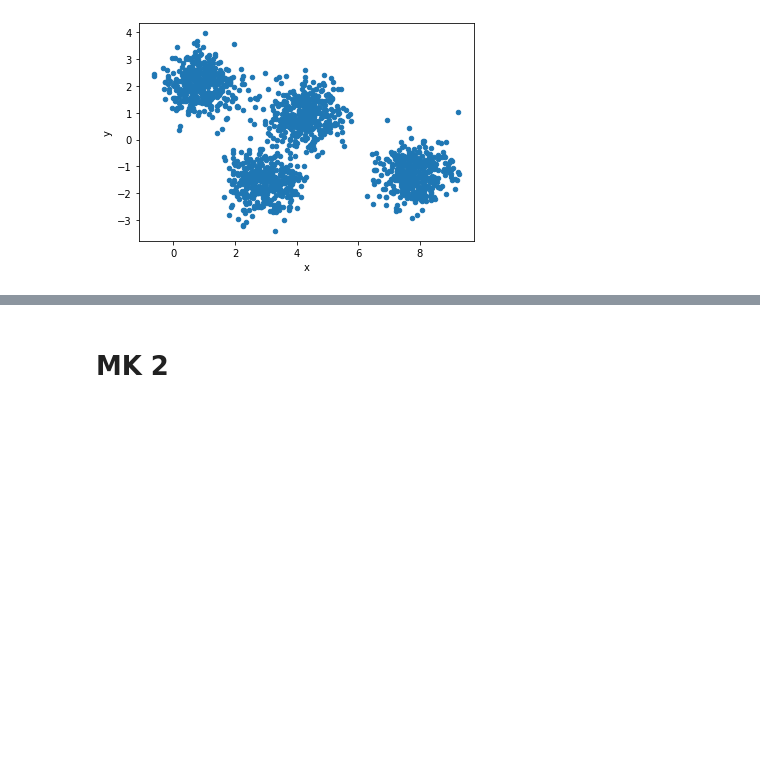
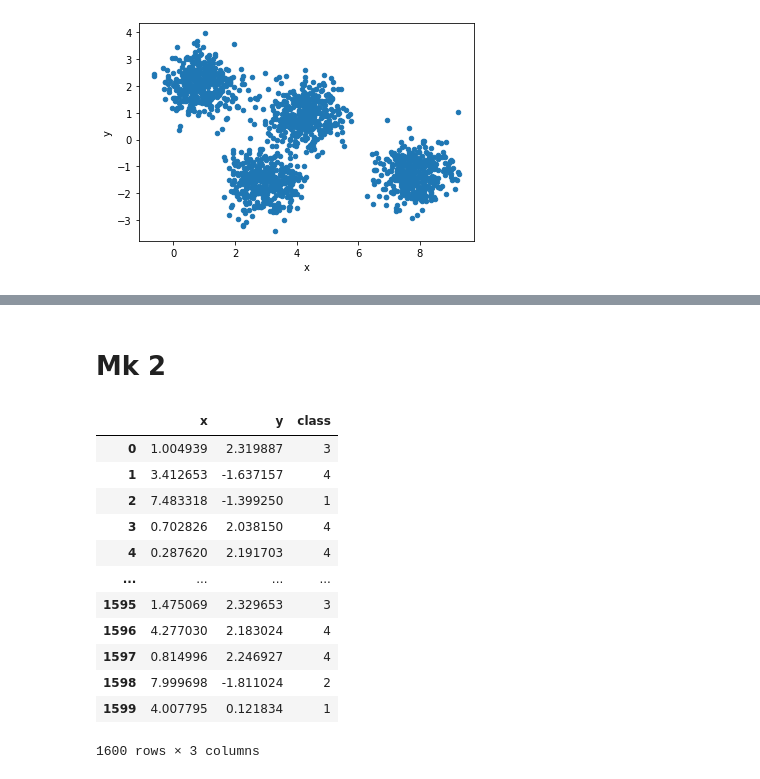
Before and after one commit to Ashirbad-Sarangi/gaussian_mixture_model, a Jupyter notebook: code/gaussian_mixture_model.ipynb, the cells around one changed output, grey strips where cells are left out. Cells and saved outputs as stored; diff of their text form; code cells hidden in the pictures; blank space fills up the shorter version.

```diff
--- a/code/gaussian_mixture_model.ipynb
+++ b/code/gaussian_mixture_model.ipynb
@@ -81,4 +81,4 @@ graph.scatter(means[3][0],means[0][1],c = 'red')
 # %% [markdown]
-# MK 2
+# Mk 2
 # %%
 def mahalonabis_distance(x,mean,inv) :
@@ -107,3 +108,22 @@ def normalise(p_i,number_of_datapoints,number_of_clusters):
         for j in range(number_of_clusters):
             p_i[j][i] = p_i[j][i]/sum_i[i]
     return p_i
+# %%
+df_copy = df_raw.copy()
+# %%
+df_copy['class'] = maths.random.randint(1,number_of_clusters+1,size = len(df_copy))
+df_copy
+# %% [output]
+|  | x | y | class |
+| 0 | 1.004939 | 2.319887 | 3 |
+| 1 | 3.412653 | -1.637157 | 4 |
+| 2 | 7.483318 | -1.399250 | 1 |
+| 3 | 0.702826 | 2.038150 | 4 |
+| 4 | 0.287620 | 2.191703 | 4 |
+| ... | ... | ... | ... |
+| 1595 | 1.475069 | 2.329653 | 3 |
+| 1596 | 4.277030 | 2.183024 | 4 |
+| 1597 | 0.814996 | 2.246927 | 4 |
+| 1598 | 7.999698 | -1.811024 | 2 |
+| 1599 | 4.007795 | 0.121834 | 1 |
+1600 rows × 3 columns
```
Also changed, not shown: parts of 26 cells of this notebook.
